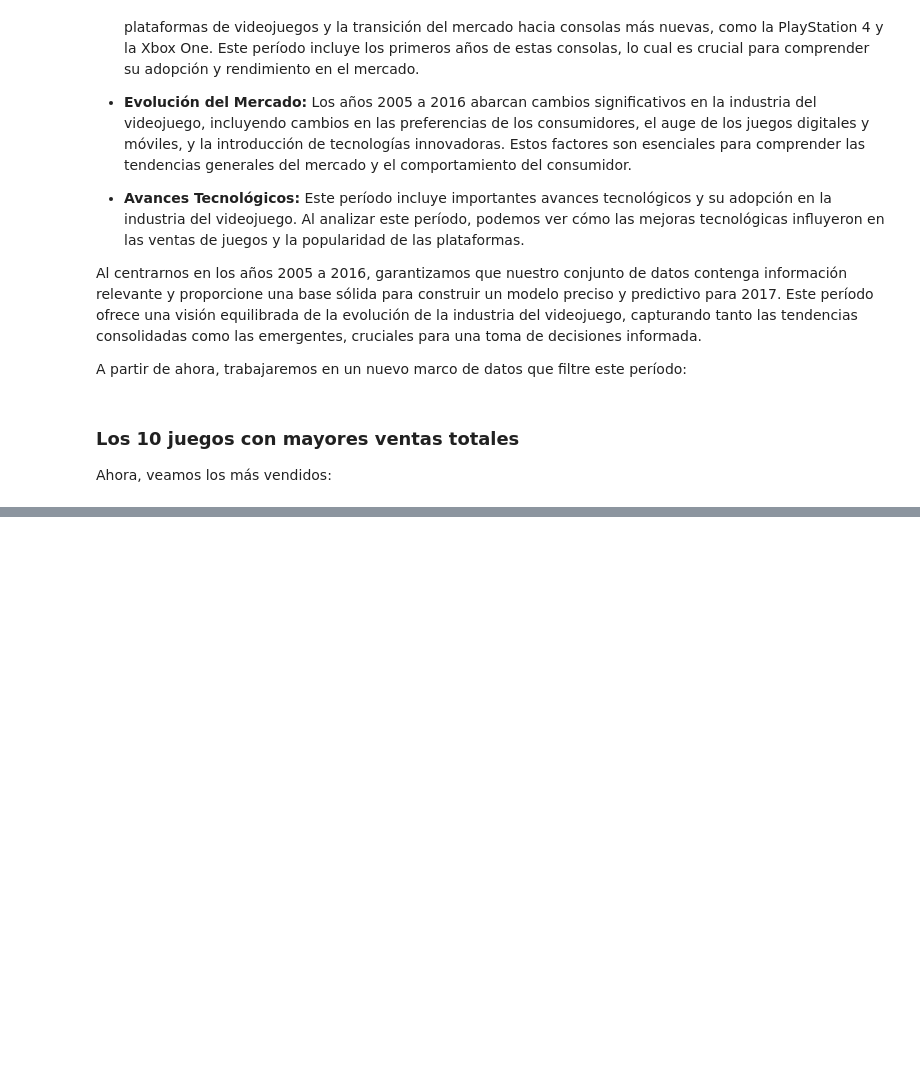
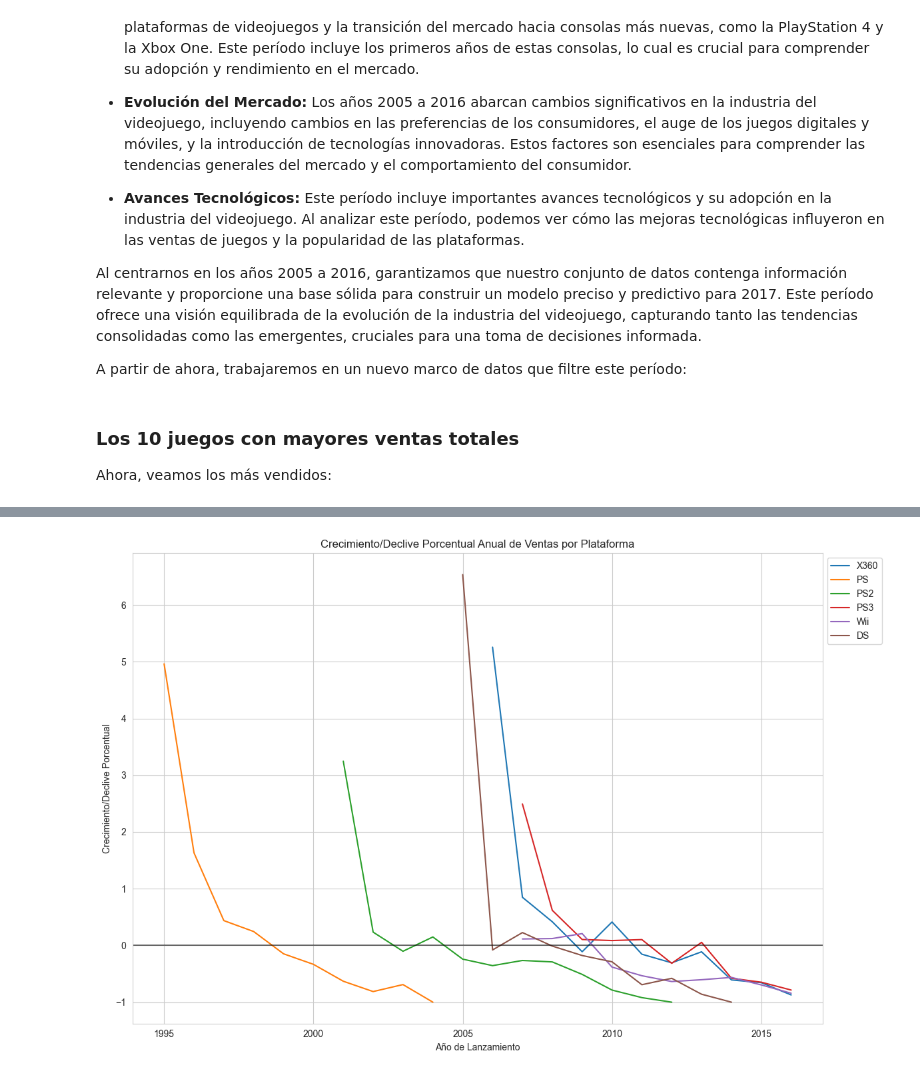
Before and after one commit to cruzdoscar/ice_store, a Jupyter notebook: EDA_videojuegos.ipynb, the cells around one changed output, grey strips where cells are left out. Saved outputs shown, nothing was run; the diff lists cells and outputs as text; code cells hidden in the pictures; blank space fills up the shorter version.

```diff
--- a/EDA_videojuegos.ipynb
+++ b/EDA_videojuegos.ipynb
@@ -682,0 +788,25 @@ Ahora, veamos los más vendidos:
+# %%
+# Vamos a crear un DataFrame que muestre las ventas anuales por plataforma
+yearly_platform_sales = df.groupby(['year_of_release', 'platform'])['total_sales'].sum().unstack().fillna(0) # aqui .unstack convierte las plataformas en columnas
+
+# Calculamos el crecimiento o declive porcentual anual
+growth_decline = yearly_platform_sales.pct_change()
+
+# Graficamos
+plt.figure(figsize=(12, 8))
+selected_platforms = ['X360', 'PS', 'PS2', 'PS3', 'Wii', 'DS']
+
+# Iteramos sobre las plataformas seleccionadas y graficamos sus datos
+for platform in selected_platforms:
+    if platform in growth_decline.columns: # Verificamos que la plataforma exista en las columnas
+        plt.plot(growth_decline.index, growth_decline[platform], label=platform) # Graficamos cada plataforma
+
+plt.title("Crecimiento/Declive Porcentual Anual de Ventas por Plataforma")
+plt.xlabel("Año de Lanzamiento")
+plt.ylabel("Crecimiento/Declive Porcentual")
+plt.axhline(0, color='black', linestyle='-', alpha=0.5)  # Línea horizontal en y=0
+plt.legend(loc='upper left', bbox_to_anchor=(1, 1)) # loc hace que la leyenda esté fuera del gráfico y bbox_to_anchor ajusta su posición
+plt.tight_layout()
+plt.show()
+# %% [output]
+[figure, added]
```
Also changed, not shown: parts of 21 cells of this notebook.
